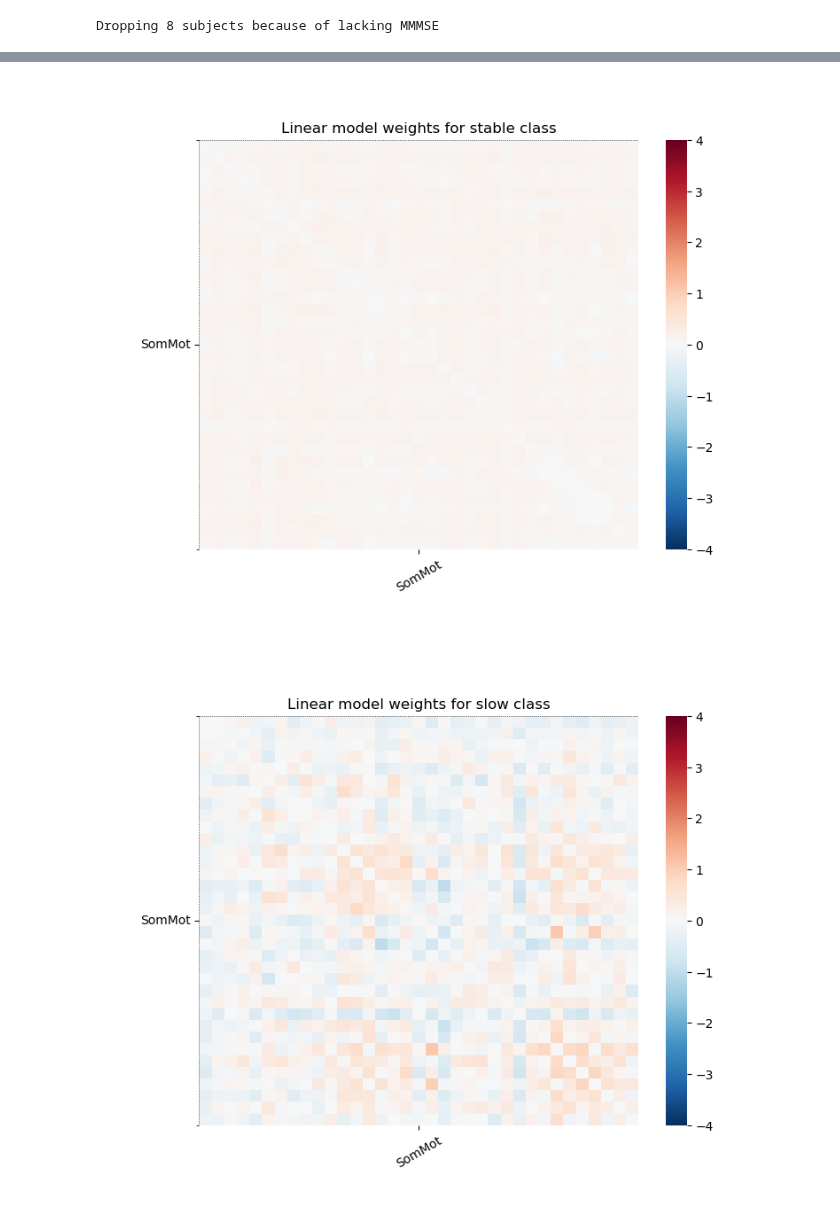
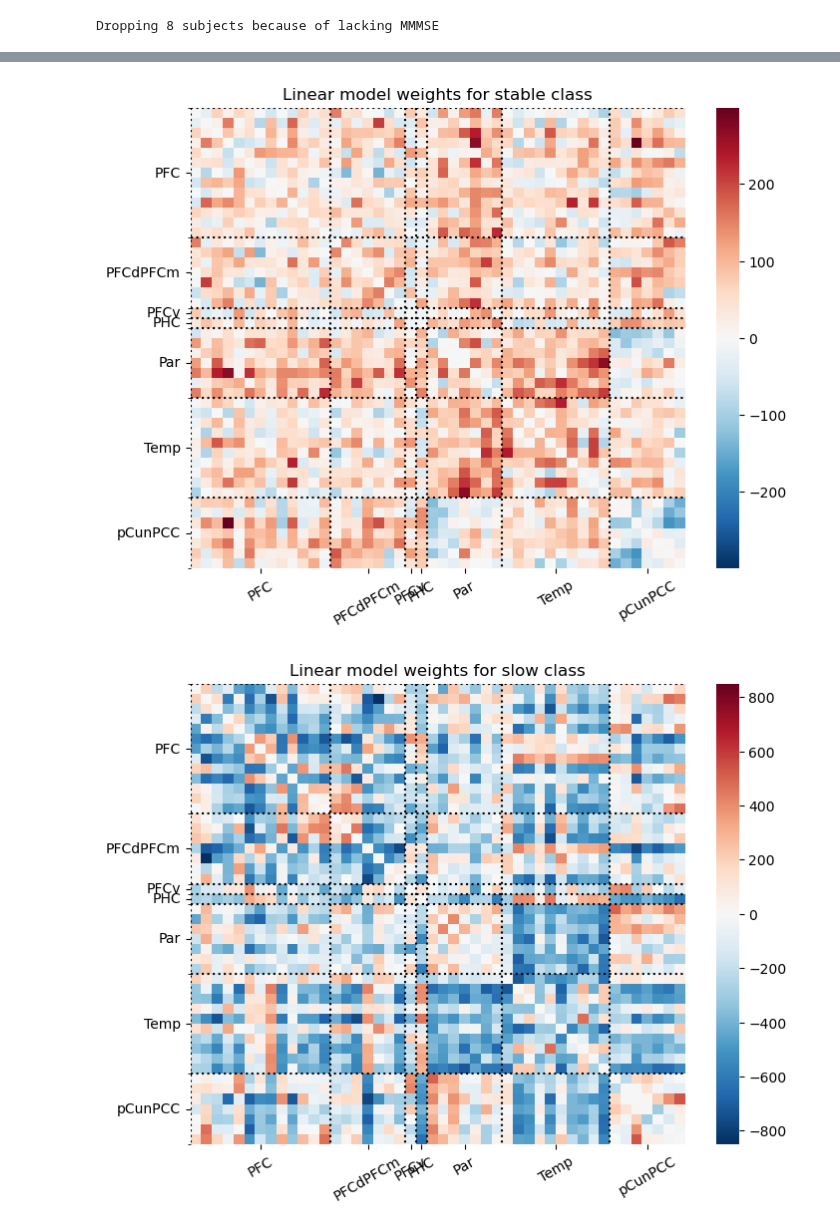
Before and after one commit to jonathan-legrand/cogpred, a Jupyter notebook: predict_cluster_fc.ipynb, the cells around one changed output, grey strips where cells are left out. Saved outputs shown, nothing was run; the diff lists cells and outputs as text; code cells hidden in the pictures.

Commit message:
Integrate matrix masker in pipeline

```diff
--- a/predict_cluster_fc.ipynb
+++ b/predict_cluster_fc.ipynb
@@ -145,6 +97,7 @@ sgd = SGDClassifier(
 
 clf = Pipeline(
     [
+    ("matrixmasker", MatrixMasker(REFNET, INTER)),
     ("scaler", preprocessing.StandardScaler()),
     #("reduction", PCA()),
     ("classifier", sgd)
@@ -152,7 +105,6 @@ clf = Pipeline(
     verbose=False
 )
 
-#inner_cv = GroupShuffleSplit(n_splits=8, random_state=1999).split(X, y, groups=metadata.CEN_ANOM.values)
 inner_cv = StratifiedGroupKFold(n_splits=8, shuffle=True, random_state=1999)
 outer_cv = StratifiedGroupKFold(n_splits=8, shuffle=True, random_state=1999)
 
@@ -169,7 +121,8 @@ search = RandomizedSearchCV(
     error_score="raise"
 )
 # %%
-search.fit(X, y, groups=metadata.CEN_ANOM.values)
+y = metadata.cluster_label.values
+search.fit(matrices, y, groups=metadata.CEN_ANOM.values)
 cv_results = pd.DataFrame(search.cv_results_).sort_values(by="mean_test_score", ascending=False)
 cv_results
 # %% [output]
@@ -190,15 +159,17 @@ Fitting 8 folds for each of 100 candidates, totalling 800 fits
 # %%
 est = search.best_estimator_
 reg = est.named_steps["classifier"]
+masker = est.named_steps["matrixmasker"]
+atlas = masker.atlas
 # %%
 def net_select(label):
-    if label == refnet:
+    if label == masker.refnet:
         return 1
     return 0
 
 regions = []
 for region, network in zip(atlas.labels, atlas.macro_labels):
-    if network == refnet:
+    if network == masker.refnet:
         regions.append(region)
 
 # Hack to remove that annoying dtype thing from nilearn
@@ -208,25 +179,32 @@ n_regions = sum(map(net_select, atlas.macro_labels))
 # %%
 from nilearn.connectome import vec_to_sym_matrix
 def region_split(label):
     return label.split("_")[-2]
 
 class MockAtlas:
     macro_labels = list(map(region_split, regions))
 
+# TODO What would happen if we inverse-transformed the coefs?
 cats = ("stable", "slow", "steep")
 for i in range(k):
+
     coefs = reg.coef_[i, :]
-    # Perform Hauf transform to interpret coeffecients
-    arr = vec_to_sym_matrix(np.cov(X.T) @ coefs, diagonal=np.zeros(n_regions))
+
+    # Perform Hauf transform to make coefs interpretable
+    X = masker.transform(matrices)
+    X = est.named_steps["scaler"].transform(X)
+    patterns = np.cov(X.T) @ coefs
+
+    arr = vec_to_sym_matrix(patterns, diagonal=np.zeros(n_regions))
     cat = cats[i]
     axes = plot_matrix(
         np.where(np.abs(arr) > 0, arr, 0),
         MockAtlas(),
         cmap="RdBu_r",
-        bounds=(-4, 4)
+        #bounds=(-4, 4)
     )
     axes.set_title(f"Linear model weights for {cat} class")
     plt.show()
 # %% [output]
-[figure, old version]
+[figure, new version]
-[figure, old version]
+[figure, new version]
```
Also changed, not shown: parts of 11 cells of this notebook.
